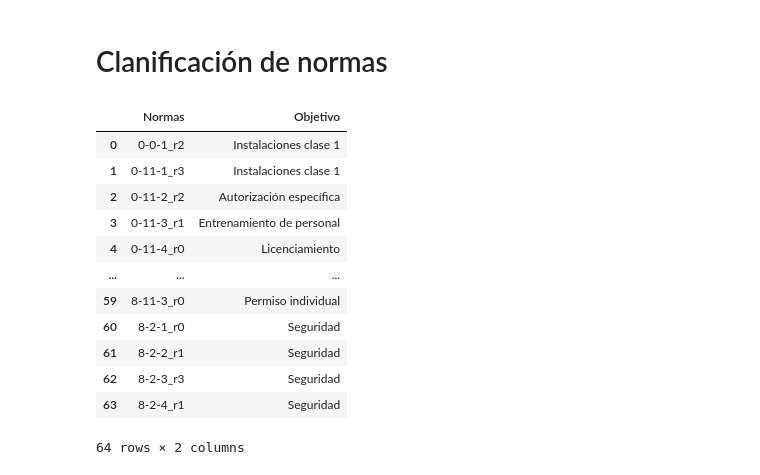
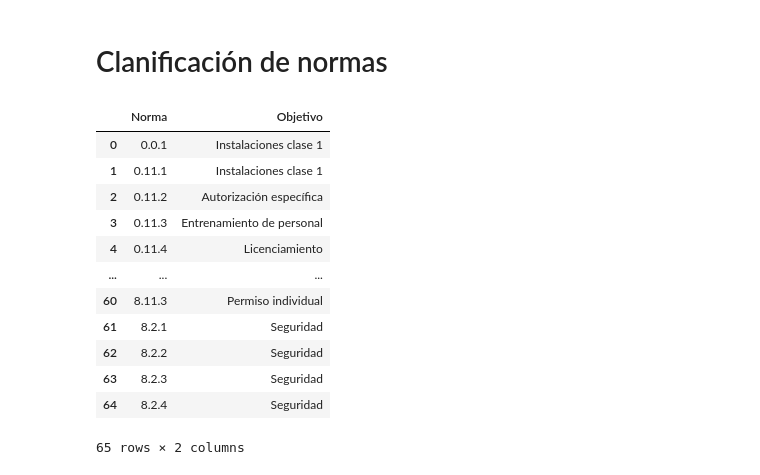
Before and after one commit to bettachini/nlpTP, a Jupyter notebook: arn/normasGrupo.ipynb, the cells around one changed output. Saved outputs shown, nothing was run; the diff lists cells and outputs as text; code cells hidden in the pictures.

```diff
--- a/arn/normasGrupo.ipynb
+++ b/arn/normasGrupo.ipynb
@@ -6,25 +6,22 @@ import matplotlib.pyplot as plt
 # %%
 # Import csv file with column names
 dataFileName = 'clasificaciónNormas.csv'
-df = pd.read_csv(dataFileName, names=['Normas', 'Objetivo'])
+df = pd.read_csv(dataFileName, names=['Norma', 'Objetivo'])
+df
+# %% [output]
+|  | Norma | Objetivo |
+| 0 | 0.0.1 | Instalaciones clase 1 |
+| 1 | 0.11.1 | Instalaciones clase 1 |
+| 2 | 0.11.2 | Autorización específica |
+| 3 | 0.11.3 | Entrenamiento de personal |
+| 4 | 0.11.4 | Licenciamiento |
+| ... | ... | ... |
+| 60 | 8.11.3 | Permiso individual |
+| 61 | 8.2.1 | Seguridad |
+| 62 | 8.2.2 | Seguridad |
+| 63 | 8.2.3 | Seguridad |
+| 64 | 8.2.4 | Seguridad |
+65 rows × 2 columns
-# %%
-# strip entries at column Normas of last four characters
-df['Normas'] = df['Normas'].str[:-4]
-df
-# %% [output]
-|  | Normas | Objetivo |
-| 0 | 0-0-1_r2 | Instalaciones clase 1 |
-| 1 | 0-11-1_r3 | Instalaciones clase 1 |
-| 2 | 0-11-2_r2 | Autorización específica |
-| 3 | 0-11-3_r1 | Entrenamiento de personal |
-| 4 | 0-11-4_r0 | Licenciamiento |
-| ... | ... | ... |
-| 59 | 8-11-3_r0 | Permiso individual |
-| 60 | 8-2-1_r0 | Seguridad |
-| 61 | 8-2-2_r1 | Seguridad |
-| 62 | 8-2-3_r3 | Seguridad |
-| 63 | 8-2-4_r1 | Seguridad |
-64 rows × 2 columns
 # %%
 # same as above but with yrange up to 30
 df['Objetivo'].value_counts(normalize=True).mul(100).plot(kind='bar', ylabel='Proporción [%]')
```
Also changed, not shown: parts of 3 cells of this notebook, 20 other files.
